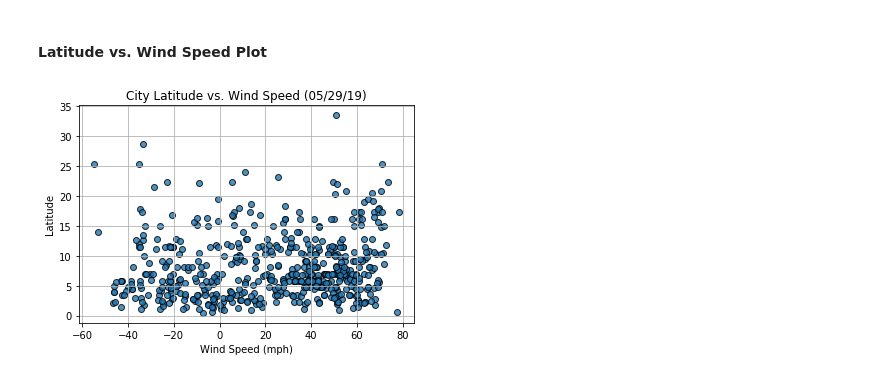
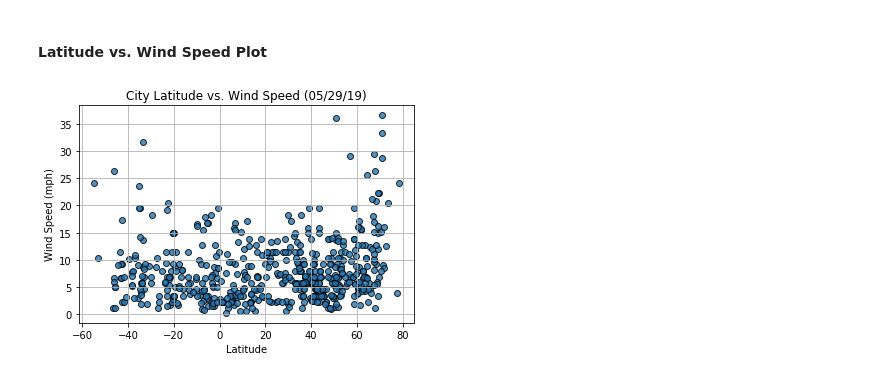
Before and after one commit to juliekiernan/UCI-Bootcamp-, a Jupyter notebook: HomeworkDBC/Hw-06_Python_APIs/Instructions/starter_code/WeatherPy_JAK.ipynb, the cells around one changed output. Saved outputs shown, nothing was run; the diff lists cells and outputs as text; code cells hidden in the pictures.

```diff
--- a/HomeworkDBC/Hw-06_Python_APIs/Instructions/starter_code/WeatherPy_JAK.ipynb
+++ b/HomeworkDBC/Hw-06_Python_APIs/Instructions/starter_code/WeatherPy_JAK.ipynb
@@ -284,24 +283,24 @@ Image(filename='CityCloud.png')
 # %%
 # Build scatter plot for latitude vs. Wind
 plt.scatter(lats,
             wind_speed,
             edgecolor="black",
             linewidths=1,
             marker="o",
             alpha=0.8,
             label="Cities")
 
 #Plot labels
 plt.title("City Latitude vs. Wind Speed (%s)" % time.strftime("%x"))
-plt.xlabel("Wind Speed (mph)")
-plt.ylabel("Latitude")
+plt.xlabel("Latitude")
+plt.ylabel("Wind Speed (mph)")
 plt.grid()
 
 #save image
 plt.savefig("CityWind.png", transparent=True)
 plt.show()
 # %% [output]
-[figure, old version]
+[figure, new version]
 # %%
 #see exported image (ensure it exported properly)
 Image(filename='CityWind.png')
```
Also changed, not shown: parts of 13 cells of this notebook, 5 other files.
